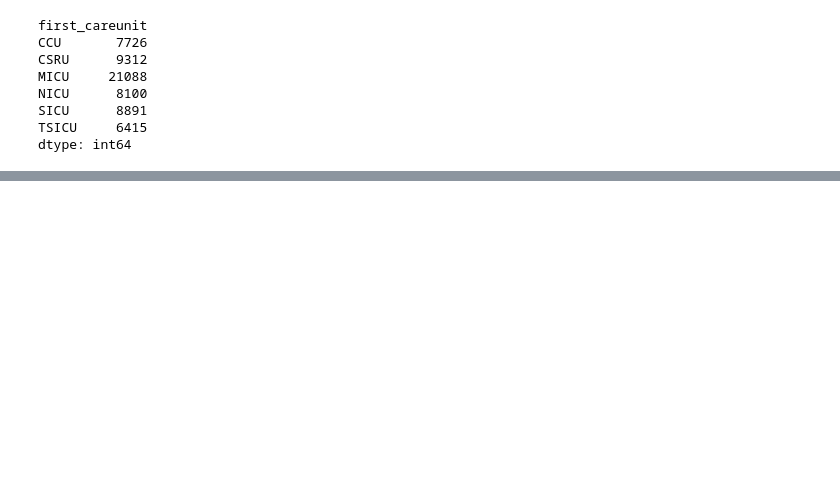
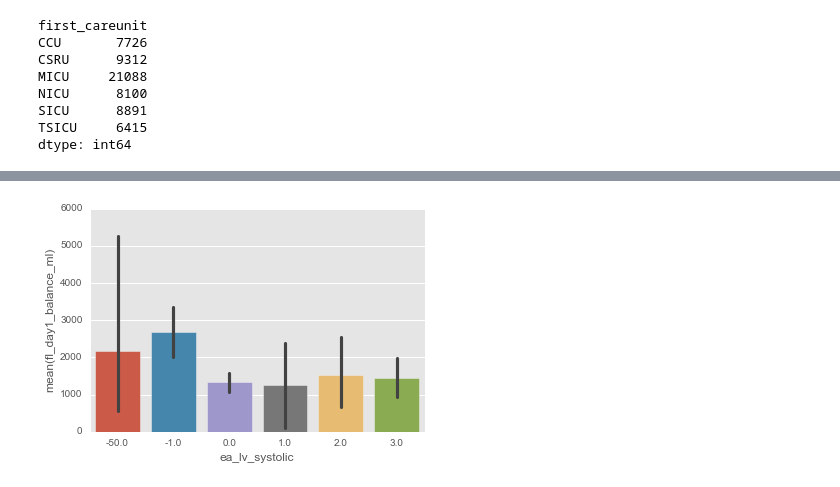
Before and after one commit to yhtgrace/echo, a Jupyter notebook: notebooks/170115_analysis_mx.ipynb, the cells around one changed output, grey strips where cells are left out. Saved outputs shown, nothing was run; the diff lists cells and outputs as text; code cells hidden in the pictures; blank space fills up the shorter version.

```diff
--- a/notebooks/170115_analysis_mx.ipynb
+++ b/notebooks/170115_analysis_mx.ipynb
@@ -103,2 +229,13 @@ day30_mortality = df.ea_days_after_discharge_death <= 30
 # %%
 #Look at the 221 patients with post echo and stratify EF change vs. mortality. Model change in EF as a predictor of mortality
+# %%
+sql = """
+SELECT *
+  FROM mimiciii.echo_filtered_micu
+  """
+ef = pd.read_sql_query(sql, conn)
+# %%
+sns.barplot(x='ea_lv_systolic', y='fl_day1_balance_ml', data=ef)
+plt.savefig('micu_lvsystolic_day1balance.png')
+# %% [output]
+[figure, added]
```
Also changed, not shown: parts of 36 cells of this notebook.
